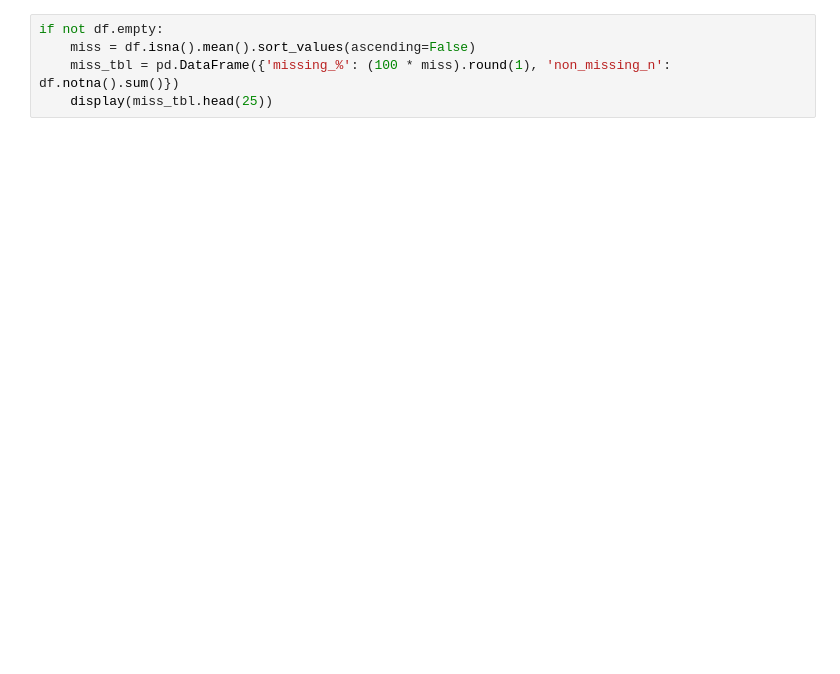
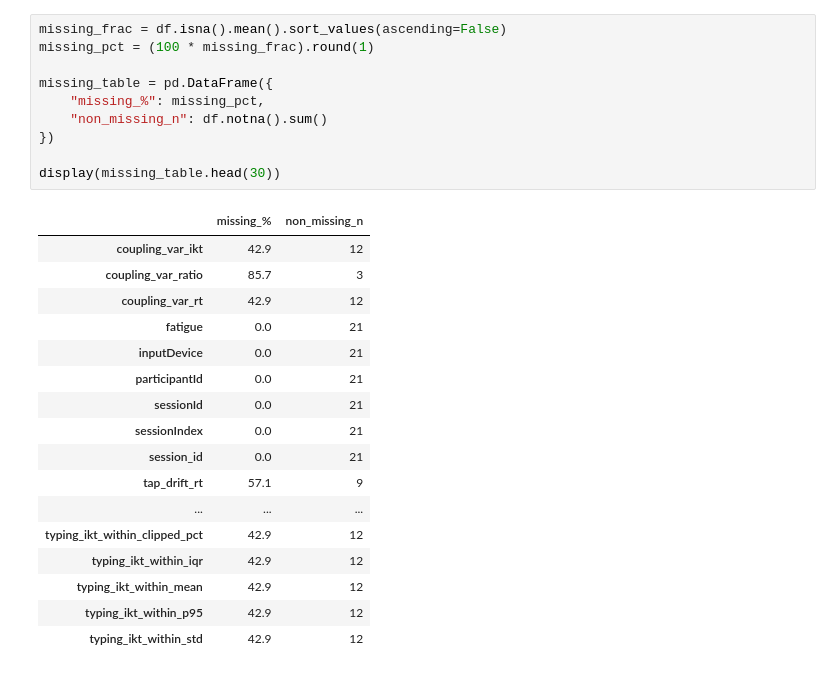
Before and after one commit to williaminsley/Behavioural-Biometrics-Data-Collection, a Jupyter notebook: Behavioural-Biometrics-Analysis/notebooks/01_sanity_check.ipynb, the cells around one changed output. Saved outputs shown, nothing was run; the diff lists cells and outputs as text; blank space fills up the shorter version.

```diff
--- a/Behavioural-Biometrics-Analysis/notebooks/01_sanity_check.ipynb
+++ b/Behavioural-Biometrics-Analysis/notebooks/01_sanity_check.ipynb
@@ -45,5 +101,28 @@ Window count per session:')
 # %%
-if not df.empty:
-    miss = df.isna().mean().sort_values(ascending=False)
-    miss_tbl = pd.DataFrame({'missing_%': (100 * miss).round(1), 'non_missing_n': df.notna().sum()})
-    display(miss_tbl.head(25))
+missing_frac = df.isna().mean().sort_values(ascending=False)
+missing_pct = (100 * missing_frac).round(1)
+
+missing_table = pd.DataFrame({
+    "missing_%": missing_pct,
+    "non_missing_n": df.notna().sum()
+})
+
+display(missing_table.head(30))
+# %% [output]
+|  | missing_% | non_missing_n |
+| coupling_var_ikt | 42.9 | 12 |
+| coupling_var_ratio | 85.7 | 3 |
+| coupling_var_rt | 42.9 | 12 |
+| fatigue | 0.0 | 21 |
+| inputDevice | 0.0 | 21 |
+| participantId | 0.0 | 21 |
+| sessionId | 0.0 | 21 |
+| sessionIndex | 0.0 | 21 |
+| session_id | 0.0 | 21 |
+| tap_drift_rt | 57.1 | 9 |
+| ... | ... | ... |
+| typing_ikt_within_clipped_pct | 42.9 | 12 |
+| typing_ikt_within_iqr | 42.9 | 12 |
+| typing_ikt_within_mean | 42.9 | 12 |
+| typing_ikt_within_p95 | 42.9 | 12 |
+| typing_ikt_within_std | 42.9 | 12 |
```
Also changed, not shown: parts of 11 cells of this notebook, 1 other file.
